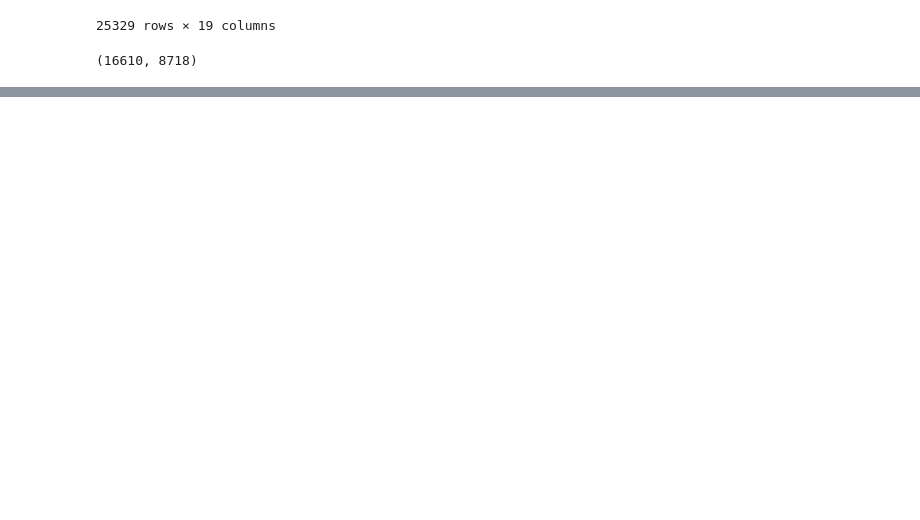
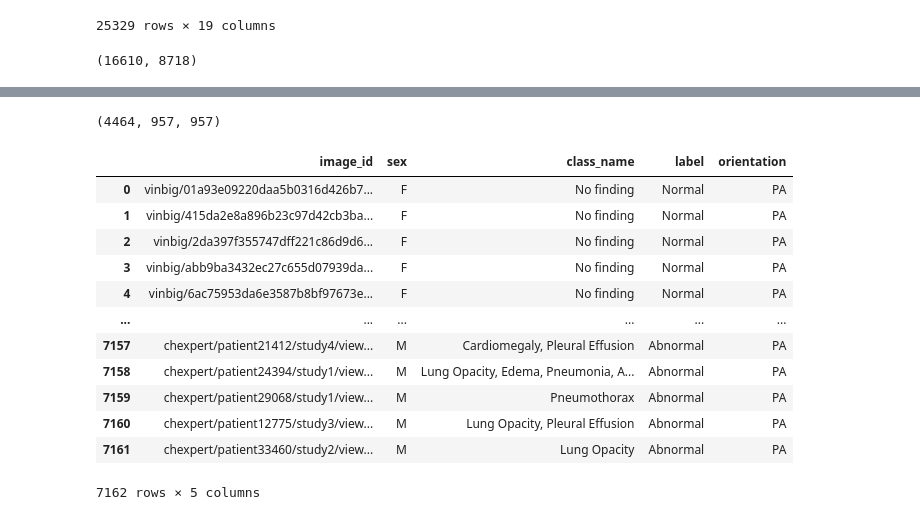
Before and after one commit to Nafishapanacea/X-ray-classification-covariates, a Jupyter notebook: csv.ipynb, the cells around one changed output, grey strips where cells are left out. Cells and saved outputs as stored; diff of their text form; code cells hidden in the pictures; blank space fills up the shorter version.

```diff
--- a/csv.ipynb
+++ b/csv.ipynb
@@ -262,0 +565,2 @@ pwd
+# %%
+data_new= data[['image_id', 'sex', 'class_name', 'label']]
@@ -262,0 +779,15 @@ pwd
+# %%
+len(vinbig_train), len(vinbig_test), len(vinbig_val)
+# %% [output]
+(4464, 957, 957)
+# %%
+val =  pd.concat(
+    [
+        vinbig_val,
+        AP_val,
+        lateral_val,
+        chexpert_PA_val
+    ],
+    axis=0,
+    ignore_index=True
+)
@@ -262,0 +805,46 @@ pwd
+# %%
+import numpy as np
+
+train['image_id'] = np.where(
+    train['image_id'].str.endswith('.dicom'),
+    'vinbig/' + train['image_id'],
+    np.where(
+        train['image_id'].str.endswith('.jpg'),
+        'chexpert/' + train['image_id'],
+        train['image_id']  # unchanged if neither
+    )
+)
+val['image_id'] = np.where(
+    val['image_id'].str.endswith('.dicom'),
+    'vinbig/' + val['image_id'],
+    np.where(
+        val['image_id'].str.endswith('.jpg'),
+        'chexpert/' + val['image_id'],
+        val['image_id']  # unchanged if neither
+    )
+)
+test['image_id'] = np.where(
+    test['image_id'].str.endswith('.dicom'),
+    'vinbig/' + test['image_id'],
+    np.where(
+        test['image_id'].str.endswith('.jpg'),
+        'chexpert/' + test['image_id'],
+        test['image_id']  # unchanged if neither
+    )
+)
+# %%
+val
+# %% [output]
+|  | image_id | sex | class_name | label | orientation |
+| 0 | vinbig/01a93e09220daa5b0316d426b7... | F | No finding | Normal | PA |
+| 1 | vinbig/415da2e8a896b23c97d42cb3ba... | F | No finding | Normal | PA |
+| 2 | vinbig/2da397f355747dff221c86d9d6... | F | No finding | Normal | PA |
+| 3 | vinbig/abb9ba3432ec27c655d07939da... | F | No finding | Normal | PA |
+| 4 | vinbig/6ac75953da6e3587b8bf97673e... | F | No finding | Normal | PA |
+| ... | ... | ... | ... | ... | ... |
+| 7157 | chexpert/patient21412/study4/view... | M | Cardiomegaly, Pleural Effusion | Abnormal | PA |
+| 7158 | chexpert/patient24394/study1/view... | M | Lung Opacity, Edema, Pneumonia, A... | Abnormal | PA |
+| 7159 | chexpert/patient29068/study1/view... | M | Pneumothorax | Abnormal | PA |
+| 7160 | chexpert/patient12775/study3/view... | M | Lung Opacity, Pleural Effusion | Abnormal | PA |
+| 7161 | chexpert/patient33460/study2/view... | M | Lung Opacity | Abnormal | PA |
+7162 rows × 5 columns
```
Also changed, not shown: parts of 88 cells of this notebook, 15 other files.
